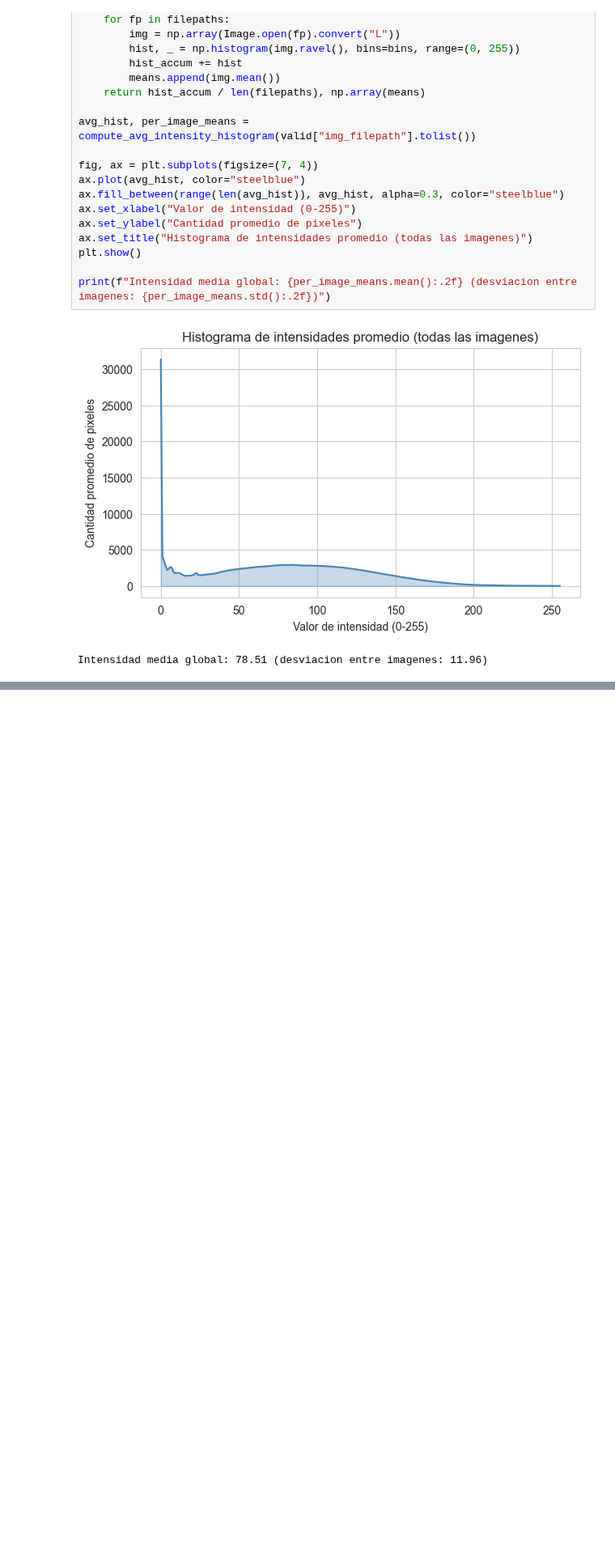
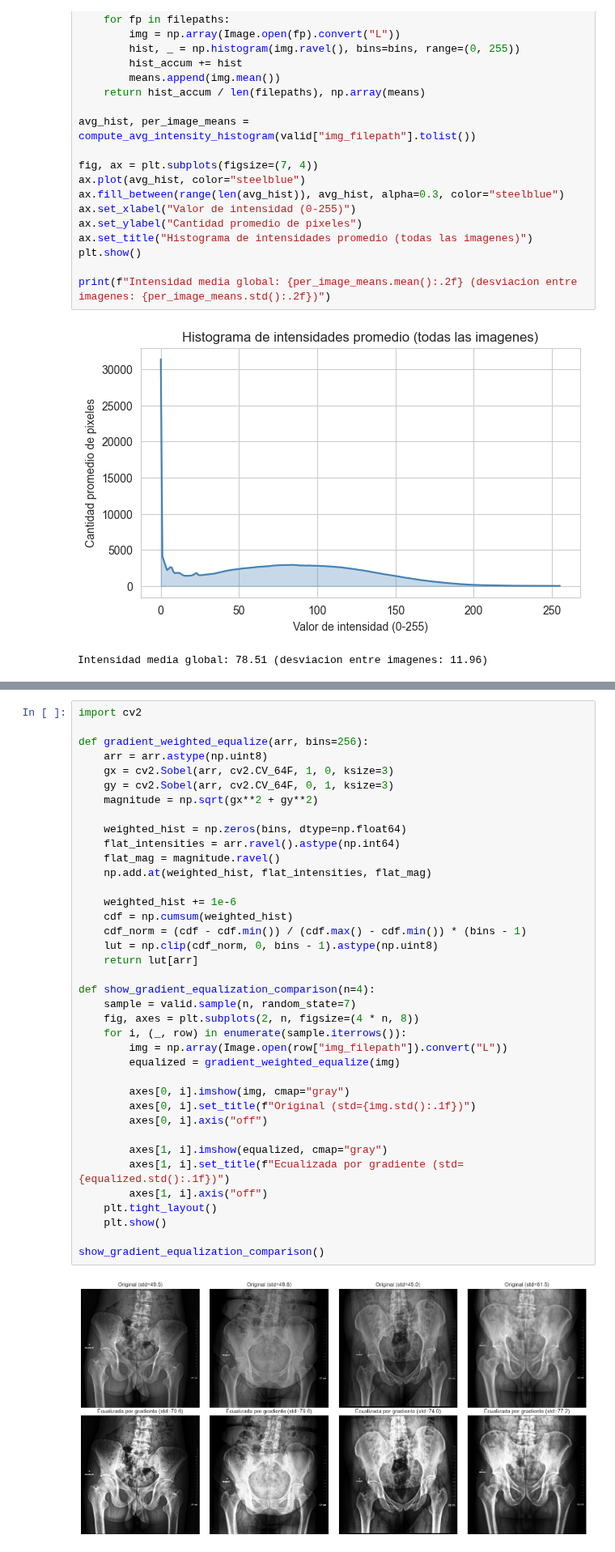
Before and after one commit to MarioPuche2002/HipSegmentation, a Jupyter notebook: notebooks/eda_segmentation.ipynb, the cells around one changed output, grey strips where cells are left out. Shown at 81% size. Drawn from its saved outputs; the diff is of its cells as text; blank space fills up the shorter version.

Commit message:
EDA actualizado con  ecualizacion de imagenes(tecnica propia)

```diff
--- a/notebooks/eda_segmentation.ipynb
+++ b/notebooks/eda_segmentation.ipynb
@@ -256,0 +270,40 @@ Intensidad media global: 78.51 (desviacion entre imagenes: 11.96)
+# %%
+import cv2
+
+def gradient_weighted_equalize(arr, bins=256):
+    arr = arr.astype(np.uint8)
+    gx = cv2.Sobel(arr, cv2.CV_64F, 1, 0, ksize=3)
+    gy = cv2.Sobel(arr, cv2.CV_64F, 0, 1, ksize=3)
+    magnitude = np.sqrt(gx**2 + gy**2)
+
+    weighted_hist = np.zeros(bins, dtype=np.float64)
+    flat_intensities = arr.ravel().astype(np.int64)
+    flat_mag = magnitude.ravel()
+    np.add.at(weighted_hist, flat_intensities, flat_mag)
+
+    weighted_hist += 1e-6
+    cdf = np.cumsum(weighted_hist)
+    cdf_norm = (cdf - cdf.min()) / (cdf.max() - cdf.min()) * (bins - 1)
+    lut = np.clip(cdf_norm, 0, bins - 1).astype(np.uint8)
+    return lut[arr]
+
+def show_gradient_equalization_comparison(n=4):
+    sample = valid.sample(n, random_state=7)
+    fig, axes = plt.subplots(2, n, figsize=(4 * n, 8))
+    for i, (_, row) in enumerate(sample.iterrows()):
+        img = np.array(Image.open(row["img_filepath"]).convert("L"))
+        equalized = gradient_weighted_equalize(img)
+
+        axes[0, i].imshow(img, cmap="gray")
+        axes[0, i].set_title(f"Original (std={img.std():.1f})")
+        axes[0, i].axis("off")
+
+        axes[1, i].imshow(equalized, cmap="gray")
+        axes[1, i].set_title(f"Ecualizada por gradiente (std={equalized.std():.1f})")
+        axes[1, i].axis("off")
+    plt.tight_layout()
+    plt.show()
+
+show_gradient_equalization_comparison()
+# %% [output]
+[figure, added]
```
Also changed, not shown: parts of 8 cells of this notebook.
